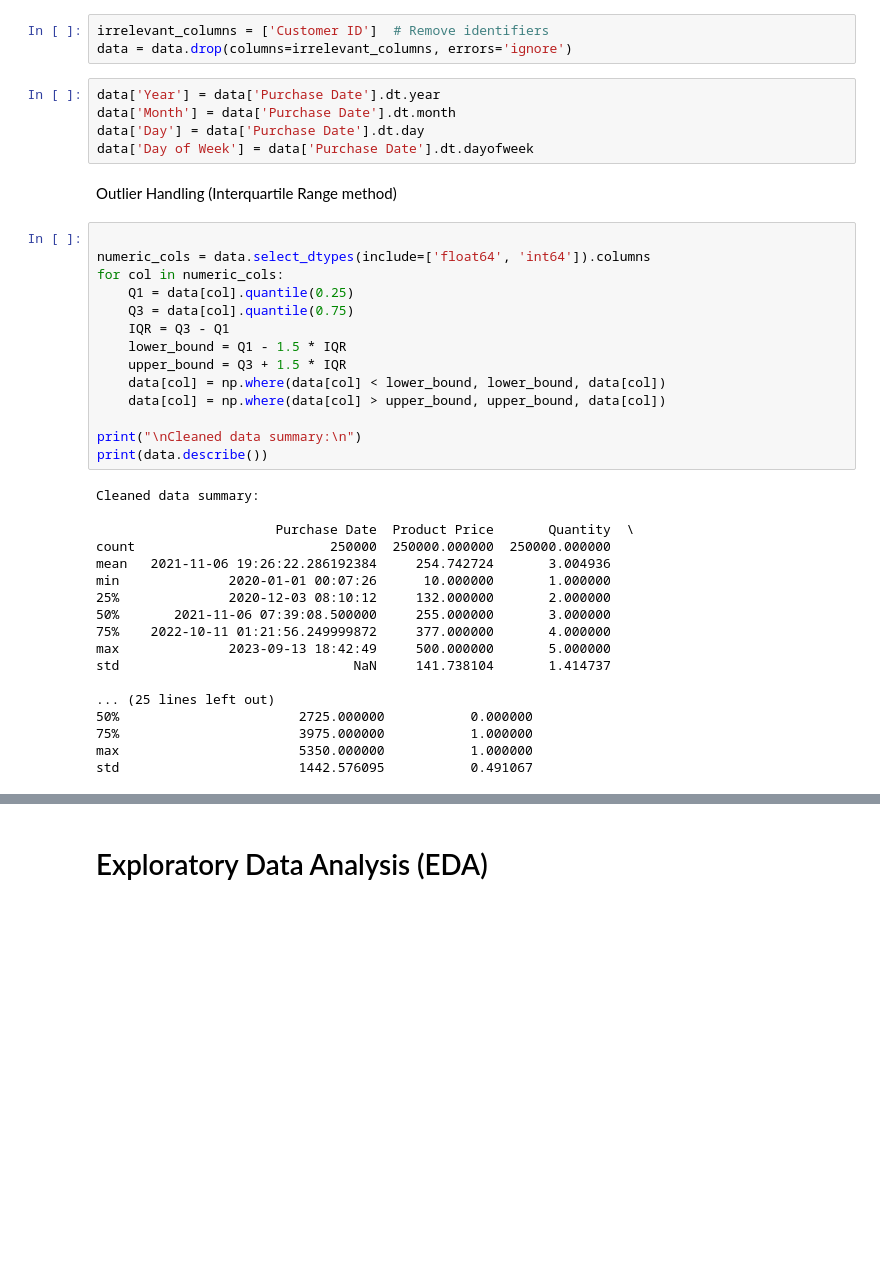
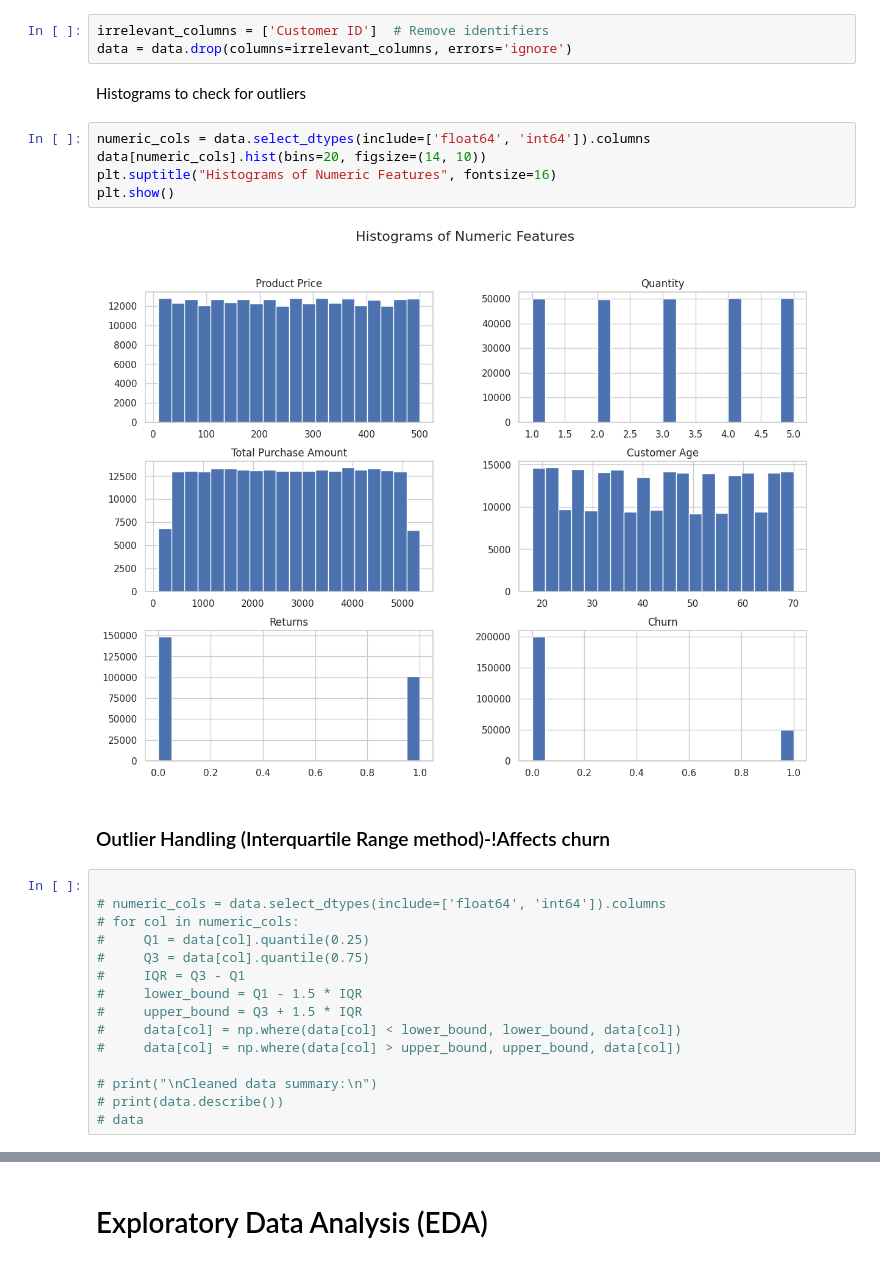
Before and after one commit to Chebii55/e-commerceData, a Jupyter notebook: Customer_Analysis_and_Engagement_Prediction.ipynb, the cells around one changed output, grey strips where cells are left out. Saved outputs shown, nothing was run; the diff lists cells and outputs as text; blank space fills up the shorter version.

```diff
--- a/Customer_Analysis_and_Engagement_Prediction.ipynb
+++ b/Customer_Analysis_and_Engagement_Prediction.ipynb
@@ -130,42 +137,29 @@ Remove Irrelevant Columns
 # %%
 irrelevant_columns = ['Customer ID']  # Remove identifiers
 data = data.drop(columns=irrelevant_columns, errors='ignore')
-# %%
-data['Year'] = data['Purchase Date'].dt.year
-data['Month'] = data['Purchase Date'].dt.month
-data['Day'] = data['Purchase Date'].dt.day
-data['Day of Week'] = data['Purchase Date'].dt.dayofweek
+# %% [markdown]
+Histograms to check for outliers
+# %%
+numeric_cols = data.select_dtypes(include=['float64', 'int64']).columns
+data[numeric_cols].hist(bins=20, figsize=(14, 10))
+plt.suptitle("Histograms of Numeric Features", fontsize=16)
+plt.show()
+# %% [output]
+[figure, added]
 # %% [markdown]
-Outlier Handling (Interquartile Range method)
+### Outlier Handling (Interquartile Range method)-!Affects churn
 # %%
 
-numeric_cols = data.select_dtypes(include=['float64', 'int64']).columns
-for col in numeric_cols:
-    Q1 = data[col].quantile(0.25)
-    Q3 = data[col].quantile(0.75)
-    IQR = Q3 - Q1
-    lower_bound = Q1 - 1.5 * IQR
-    upper_bound = Q3 + 1.5 * IQR
-    data[col] = np.where(data[col] < lower_bound, lower_bound, data[col])
-    data[col] = np.where(data[col] > upper_bound, upper_bound, data[col])
+# numeric_cols = data.select_dtypes(include=['float64', 'int64']).columns
+# for col in numeric_cols:
+#     Q1 = data[col].quantile(0.25)
+#     Q3 = data[col].quantile(0.75)
+#     IQR = Q3 - Q1
+#     lower_bound = Q1 - 1.5 * IQR
+#     upper_bound = Q3 + 1.5 * IQR
+#     data[col] = np.where(data[col] < lower_bound, lower_bound, data[col])
+#     data[col] = np.where(data[col] > upper_bound, upper_bound, data[col])
 
-print("\nCleaned data summary:\n")
-print(data.describe())
+# print("\nCleaned data summary:\n")
+# print(data.describe())
+# data
-# %% [output]
-Cleaned data summary:
-
-                       Purchase Date  Product Price       Quantity  \
-count                         250000  250000.000000  250000.000000
-mean   2021-11-06 19:26:22.286192384     254.742724       3.004936
-min              2020-01-01 00:07:26      10.000000       1.000000
-25%              2020-12-03 08:10:12     132.000000       2.000000
-50%       2021-11-06 07:39:08.500000     255.000000       3.000000
-75%    2022-10-11 01:21:56.249999872     377.000000       4.000000
-max              2023-09-13 18:42:49     500.000000       5.000000
-std                              NaN     141.738104       1.414737
-
-... (25 lines left out)
-50%                       2725.000000           0.000000
-75%                       3975.000000           1.000000
-max                       5350.000000           1.000000
-std                       1442.576095           0.491067
```
Also changed, not shown: parts of 88 cells of this notebook, 1 other file.
